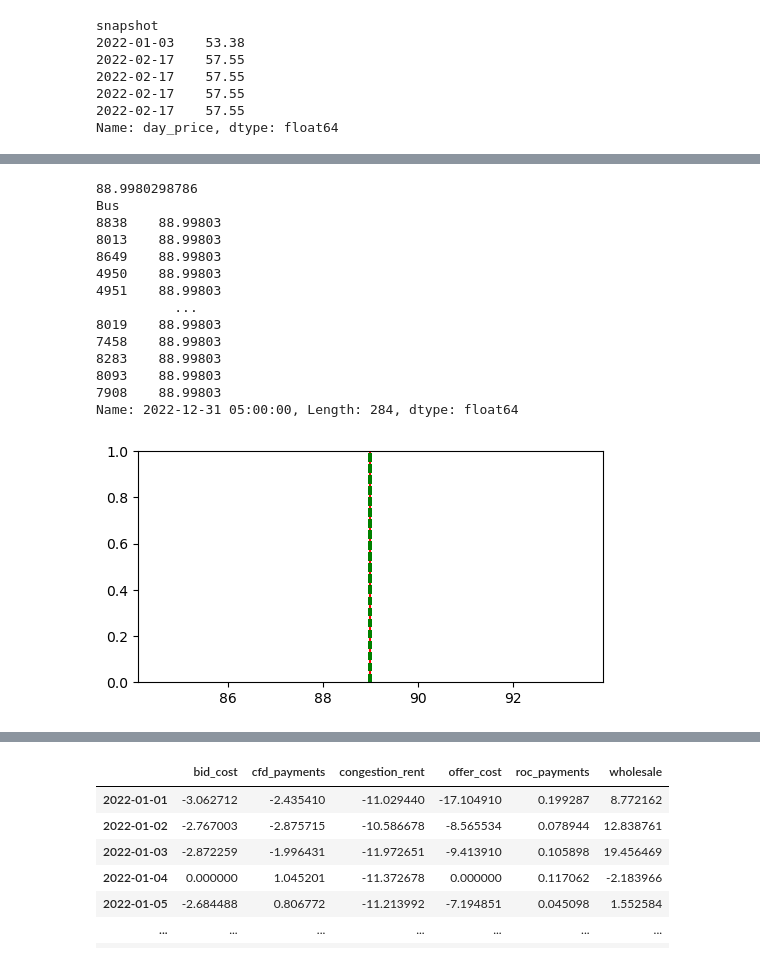
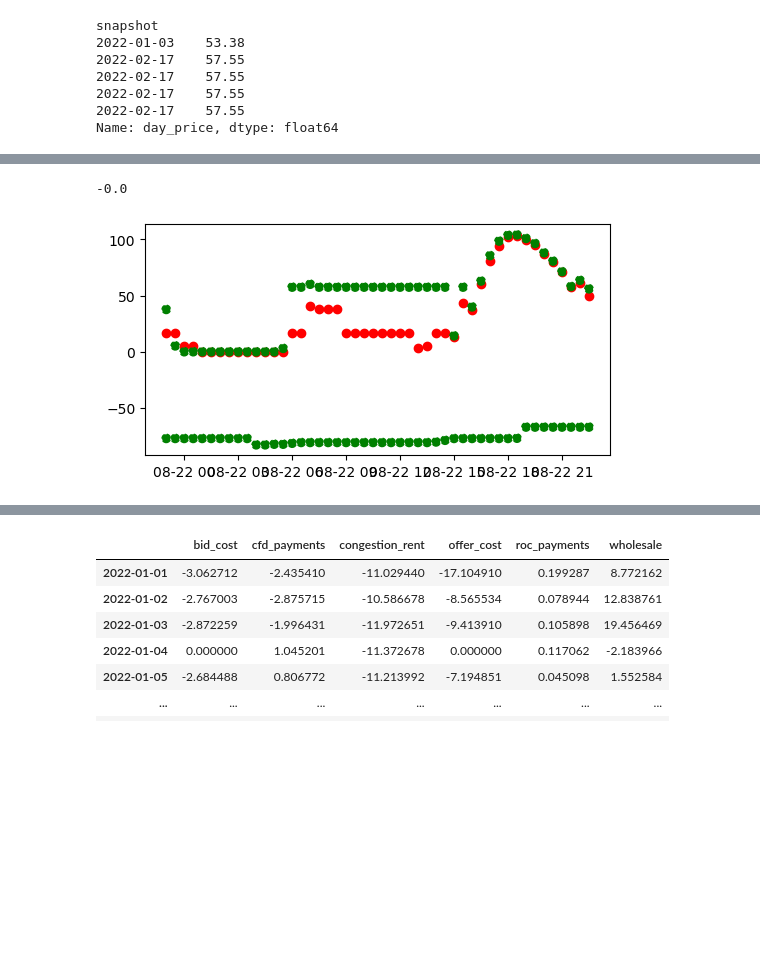
Before and after one commit to LukasFrankenQ/GBPower, a Jupyter notebook: notebooks/energy_crisis_shift.ipynb, the cells around one changed output, grey strips where cells are left out. Saved outputs shown, nothing was run; the diff lists cells and outputs as text; code cells hidden in the pictures; blank space fills up the shorter version.

```diff
--- a/notebooks/energy_crisis_shift.ipynb
+++ b/notebooks/energy_crisis_shift.ipynb
@@ -546,27 +546,26 @@ for ax, data in zip(axs[:,3], [neg, pos, mixed]):
     diff_disagg = zonal_disagg - national_disagg
 
     x = fp.loc[diff_disagg.index.strftime('%Y-%m-%d')]
-
-    # x = x.groupby(x.index).mean()
+    x = x.groupby(x.index).mean()
 
     # print(diff_disagg.head())
-    # y = get_weighted_average_price(diff_disagg, loads)
+    y = get_weighted_average_price(diff_disagg, loads)
     # import sys; sys.exit()
 
-    # total = y.sum(axis=1)
-    # interesting_cols = ['offer_cost', 'congestion_rent', 'wholesale']
+    total = y.sum(axis=1)
+    interesting_cols = ['offer_cost', 'congestion_rent', 'wholesale']
 
-    # for col in interesting_cols:
-    #     ax.scatter(x, y.loc[:, col].values, alpha=0.75, c=color_dict[col], marker='x', s=10)
+    for col in interesting_cols:
+        ax.scatter(x, y.loc[:, col].values, alpha=0.75, c=color_dict[col], marker='x', s=10)
 
-    # sns.regplot(x=x, y=y.loc[:, col].values, ax=ax, scatter=False, ci=True, line_kws={'color': color_dict[col]})
-    # sns.regplot(x=x, y=y.loc[:, col].values, ax=ax, scatter=False, ci=False, line_kws={'color': 'k', 'lw': 0.5})
+    sns.regplot(x=x, y=y.loc[:, col].values, ax=ax, scatter=False, ci=True, line_kws={'color': color_dict[col]})
+    sns.regplot(x=x, y=y.loc[:, col].values, ax=ax, scatter=False, ci=False, line_kws={'color': 'k', 'lw': 0.5})
 
 
-    ax.scatter(x, diff_disagg.sum(axis=1).values, alpha=0.5, c='r', marker='x')
-    print(diff_disagg.sum(axis=1).sort_values())
+    # ax.scatter(x, diff_disagg.sum(axis=1).values, alpha=0.5, c='r', marker='x')
+    # print(diff_disagg.sum(axis=1).sort_values())
 
-    import sys; sys.exit()
+    # import sys; sys.exit()
 
 for ax in axs[:,3]:
     ax.set_xlabel('')
@@ -794,36 +759,37 @@ INFO:pypsa.io:Imported network network_flex_s_zonal_solved.nc has buses, carrier
 # %%
+
+import pypsa
+
+date = '2024-08-22'
+
+nat = pypsa.Network(
+    Path.cwd().parent / 'results' / f'{date}' / 'network_flex_s_national_solved.nc'
+)
+zon = pypsa.Network(
+    Path.cwd().parent / 'results' / f'{date}' / 'network_flex_s_zonal_solved.nc'
+)
 
 def show_marginal_price(nat, zon, period, ax):
 
     fig, ax = plt.subplots(1, 1, figsize=(6, 3))
 
     print(nat.buses_t.marginal_price.iloc[period].loc['GB'])
-    ax.axvline(nat.buses_t.marginal_price.iloc[period].loc['GB'], color='r')
+    for s in nat.snapshots:
+        ax.scatter([s], nat.buses_t.marginal_price.loc[s].loc['GB'], color='r')
 
     gb_buses = zon.buses.loc[zon.buses.carrier == 'AC'].index
 
-    print(zon.buses_t.marginal_price.iloc[period].loc[gb_buses])
-    for bus in gb_buses:
-        ax.axvline(zon.buses_t.marginal_price.iloc[period].loc[bus], color='g', linestyle='--')
+    for s in nat.snapshots:
+        prices = zon.buses_t.marginal_price.loc[s].loc[gb_buses].unique()
+        for price in prices:
+            ax.scatter([s], [price], color='g', linestyle='--')
+
 
     plt.show()
 
 
 period = 10
 show_marginal_price(nat, zon, period, ax)
 # %% [output]
-88.9980298786
-Bus
-8838    88.99803
-8013    88.99803
-8649    88.99803
-4950    88.99803
-4951    88.99803
-          ...
-8019    88.99803
-7458    88.99803
-8283    88.99803
-8093    88.99803
-7908    88.99803
-Name: 2022-12-31 05:00:00, Length: 284, dtype: float64
+-0.0
-[figure, old version]
+[figure, new version]
```
Also changed, not shown: parts of 7 cells of this notebook, 2 other files.
